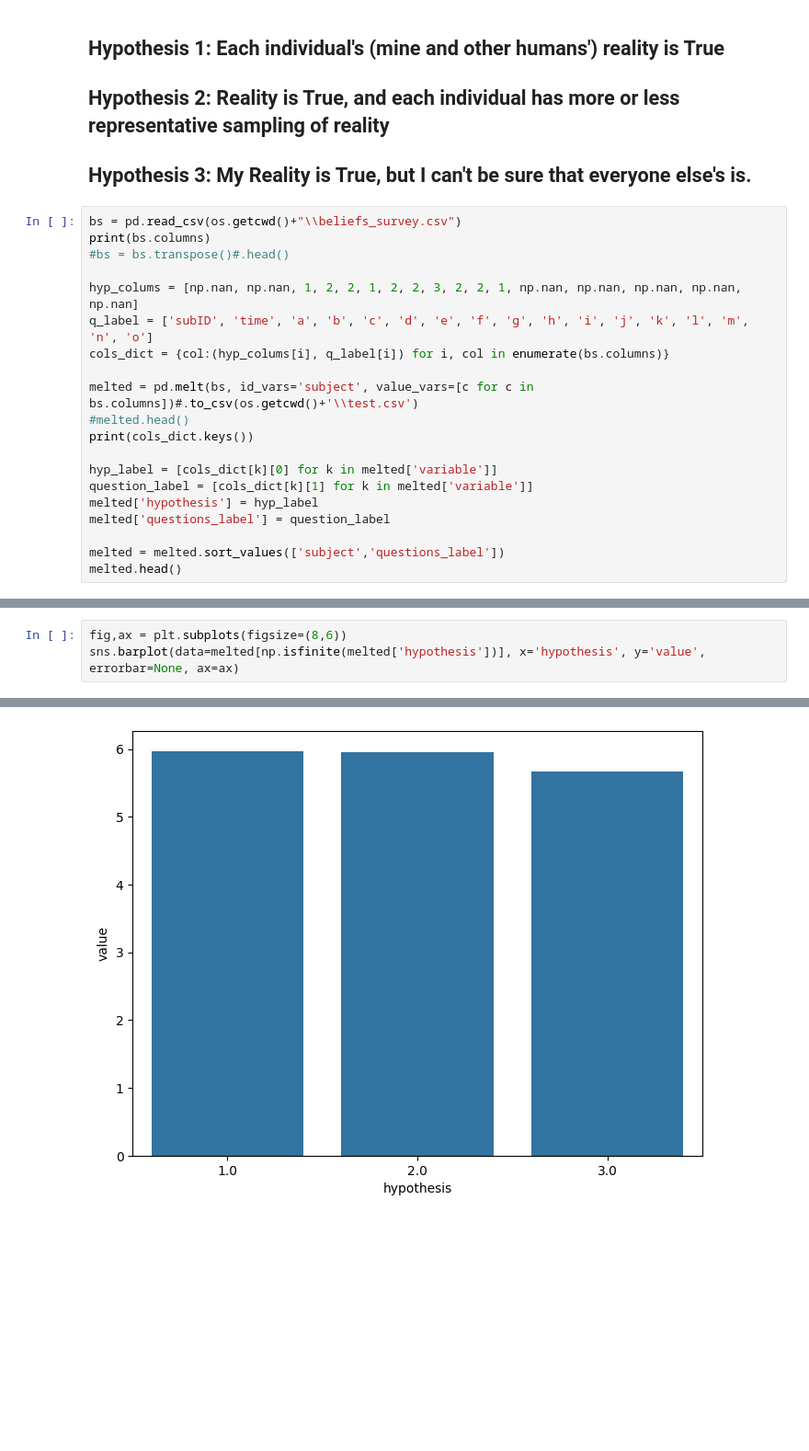
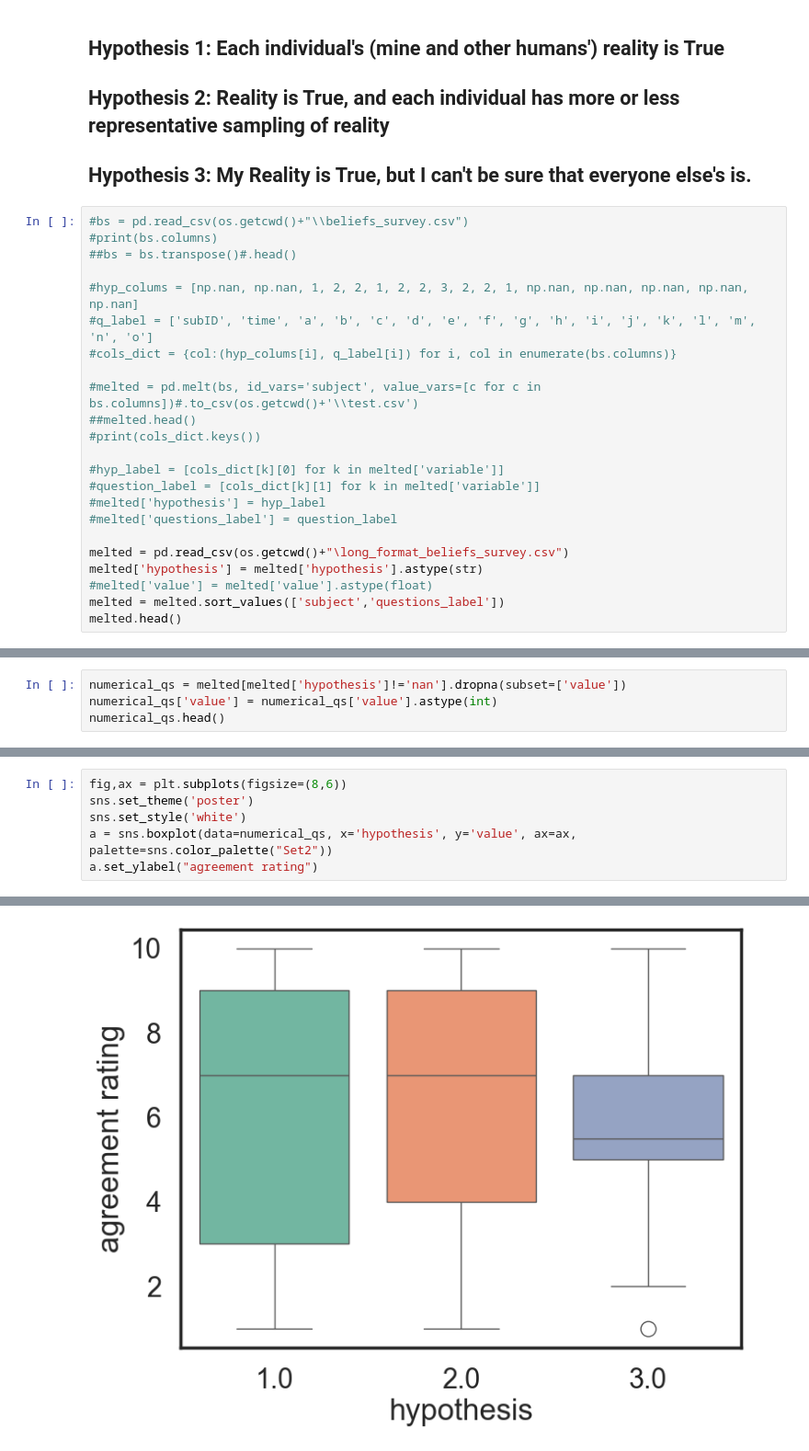
Before and after one commit to dillancellier/beliefs_survey, a Jupyter notebook: analysis.ipynb, the cells around one changed output, grey strips where cells are left out. Shown: that part at 92% size. Cells and saved outputs as stored; diff of their text form; blank space fills up the shorter version.

Commit message:
finalized figures

```diff
--- a/analysis.ipynb
+++ b/analysis.ipynb
@@ -19,23 +11,26 @@ please provide us feedback at https://github.com/pandas-dev/pandas/issues/54466
 ## Hypothesis 2: Reality is True, and each individual has more or less representative sampling of reality
 ## Hypothesis 3: My Reality is True, but I can't be sure that everyone else's is.
 # %%
-bs = pd.read_csv(os.getcwd()+"\\beliefs_survey.csv")
-print(bs.columns)
-#bs = bs.transpose()#.head()
+#bs = pd.read_csv(os.getcwd()+"\\beliefs_survey.csv")
+#print(bs.columns)
+##bs = bs.transpose()#.head()
 
-hyp_colums = [np.nan, np.nan, 1, 2, 2, 1, 2, 2, 3, 2, 2, 1, np.nan, np.nan, np.nan, np.nan, np.nan]
-q_label = ['subID', 'time', 'a', 'b', 'c', 'd', 'e', 'f', 'g', 'h', 'i', 'j', 'k', 'l', 'm', 'n', 'o']
-cols_dict = {col:(hyp_colums[i], q_label[i]) for i, col in enumerate(bs.columns)}
+#hyp_colums = [np.nan, np.nan, 1, 2, 2, 1, 2, 2, 3, 2, 2, 1, np.nan, np.nan, np.nan, np.nan, np.nan]
+#q_label = ['subID', 'time', 'a', 'b', 'c', 'd', 'e', 'f', 'g', 'h', 'i', 'j', 'k', 'l', 'm', 'n', 'o']
+#cols_dict = {col:(hyp_colums[i], q_label[i]) for i, col in enumerate(bs.columns)}
 
-melted = pd.melt(bs, id_vars='subject', value_vars=[c for c in bs.columns])#.to_csv(os.getcwd()+'\\test.csv')
-#melted.head()
-print(cols_dict.keys())
+#melted = pd.melt(bs, id_vars='subject', value_vars=[c for c in bs.columns])#.to_csv(os.getcwd()+'\\test.csv')
+##melted.head()
+#print(cols_dict.keys())
 
-hyp_label = [cols_dict[k][0] for k in melted['variable']]
-question_label = [cols_dict[k][1] for k in melted['variable']]
-melted['hypothesis'] = hyp_label
-melted['questions_label'] = question_label
+#hyp_label = [cols_dict[k][0] for k in melted['variable']]
+#question_label = [cols_dict[k][1] for k in melted['variable']]
+#melted['hypothesis'] = hyp_label
+#melted['questions_label'] = question_label
 
+melted = pd.read_csv(os.getcwd()+"\long_format_beliefs_survey.csv")
+melted['hypothesis'] = melted['hypothesis'].astype(str)
+#melted['value'] = melted['value'].astype(float)
 melted = melted.sort_values(['subject','questions_label'])
 melted.head()
 # %% [output]
@@ -87,0 +197,4 @@ resps_list = list(illusionVreality['value'].dropna())
+# %%
+numerical_qs = melted[melted['hypothesis']!='nan'].dropna(subset=['value'])
+numerical_qs['value'] = numerical_qs['value'].astype(int)
+numerical_qs.head()
@@ -94,4 +214,7 @@ sns.barplot(data=melted[np.isfinite(melted['hypothesis'])], x='subject', y='valu
 # %%
 fig,ax = plt.subplots(figsize=(8,6))
-sns.barplot(data=melted[np.isfinite(melted['hypothesis'])], x='hypothesis', y='value', errorbar=None, ax=ax)
+sns.set_theme('poster')
+sns.set_style('white')
+a = sns.boxplot(data=numerical_qs, x='hypothesis', y='value', ax=ax, palette=sns.color_palette("Set2"))
+a.set_ylabel("agreement rating")
 # %% [output]
@@ -99 +225 @@ sns.barplot(data=melted[np.isfinite(melted['hypothesis'])], x='hypothesis', y='v
-[figure, old version]
+[figure, new version]
```
Also changed, not shown: parts of 13 cells of this notebook, 2 other files.
